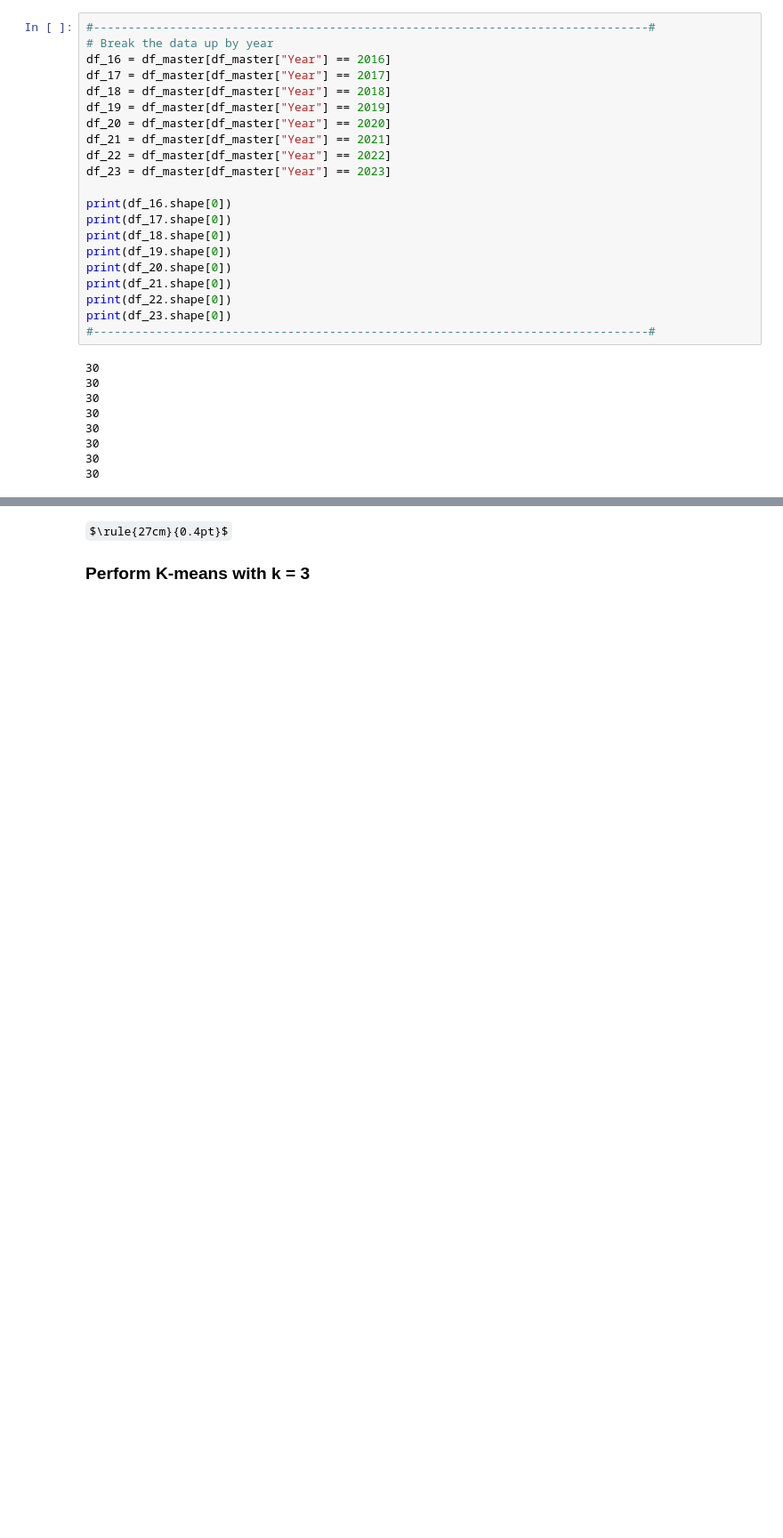
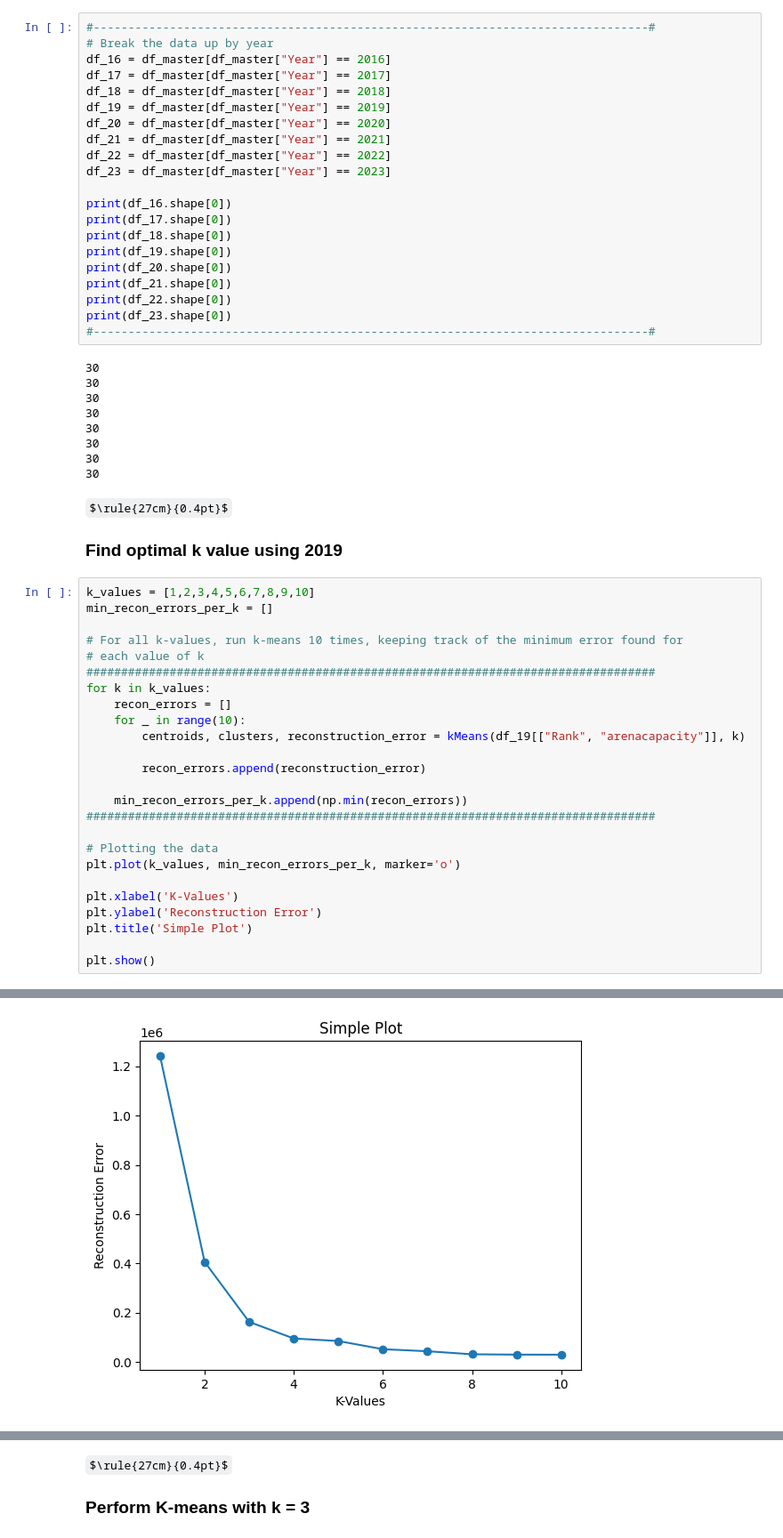
Before and after one commit to colekrant/ADS-Final-Project, a Jupyter notebook: stadium_capacity.ipynb, the cells around one changed output, grey strips where cells are left out. Shown at 89% size. Cells and saved outputs as stored; diff of their text form; some formulas as TeX source; blank space fills up the shorter version.

```diff
--- a/stadium_capacity.ipynb
+++ b/stadium_capacity.ipynb
@@ -149,3 +149,32 @@ print(df_23.shape[0])
 30
 30
 30
+# %% [markdown]
+$\rule{27cm}{0.4pt}$
+### Find optimal k value using 2019
+# %%
+k_values = [1,2,3,4,5,6,7,8,9,10]
+min_recon_errors_per_k = []
+
+# For all k-values, run k-means 10 times, keeping track of the minimum error found for
+# each value of k
+##################################################################################
+for k in k_values:
+    recon_errors = []
+    for _ in range(10):
+        centroids, clusters, reconstruction_error = kMeans(df_19[["Rank", "arenacapacity"]], k)
+
+        recon_errors.append(reconstruction_error)
+
+    min_recon_errors_per_k.append(np.min(recon_errors))
+##################################################################################
+
+# Plotting the data
+plt.plot(k_values, min_recon_errors_per_k, marker='o')
+
+plt.xlabel('K-Values')
+plt.ylabel('Reconstruction Error')
+plt.title('Simple Plot')
+
+plt.show()
+# %% [output]
@@ -151,0 +198 @@ print(df_23.shape[0])
+[figure, added]
```
Also changed, not shown: parts of 2 cells of this notebook, 5 other files.
